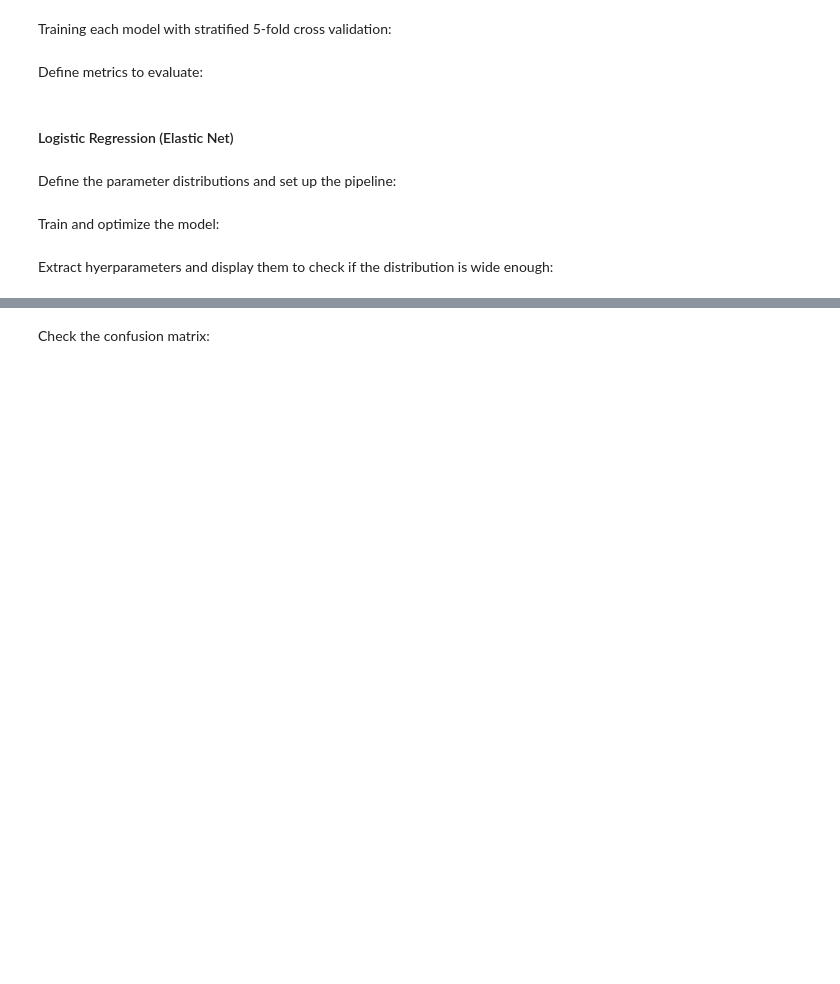
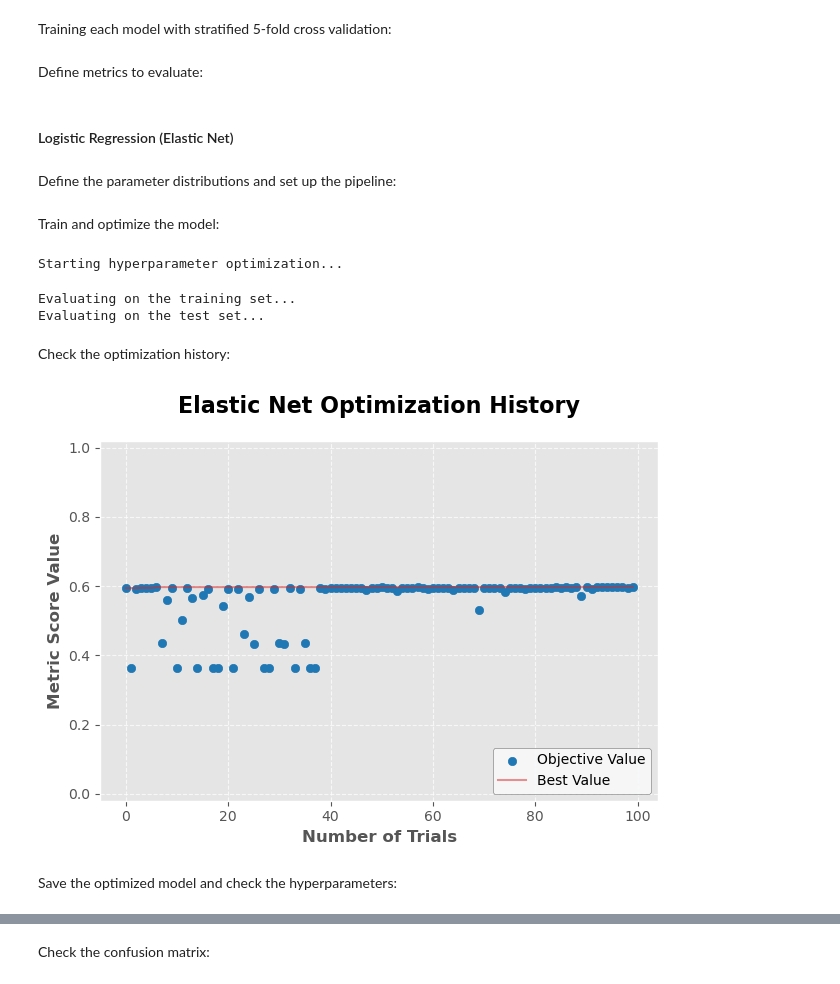
Before and after one commit to MiguelGomGar/TFM, a Jupyter notebook: notebooks/clinical_models_testing.ipynb, the cells around one changed output, grey strips where cells are left out. Drawn from its saved outputs; the diff is of its cells as text; code cells hidden in the pictures; blank space fills up the shorter version.

```diff
--- a/notebooks/clinical_models_testing.ipynb
+++ b/notebooks/clinical_models_testing.ipynb
@@ -147,19 +170,37 @@ pipe_EN = Pipeline(steps=[
 # %% [markdown]
 Train and optimize the model:
 # %%
-(optimized_EN,
+(
+optimized_EN,
 cv_results_EN,
-tpr_EN, fpr_EN,
+fpr_EN, tpr_EN,
 precs_EN, recs_EN,
-study_EN) = optimize_model_optuna_search(pipe_EN, params_EN,
-                                                X_train, y_train, X_test, y_test,
-                                                metrics_dict=scoring_dict,
-                                                cv=my_cv,
-                                                seed=seed)
+study_EN
+) = optimize_model_optuna_search(
+    pipeline=pipe_EN,
+    param_distributions=params_EN,
+    X_train=X_train, y_train=y_train,
+    X_test=X_test, y_test=y_test,
+    metrics_dict=scoring_dict,
+    cv=my_cv,
+    n_startup_trials=40,
+    n_iter=100,
+    seed=seed
+    )
+# %% [output]
+Starting hyperparameter optimization...
+Evaluating on the training set...
+Evaluating on the test set...
+# %% [markdown]
+Check the optimization history:
 # %%
-# Display and save the optimization history
+# Update the model's name in the study's user attributes
 study_EN.set_user_attr("model_name", "Elastic Net")
-plot_optimization_history(study_EN, output_dir=results_path)
+
+# Plot the optimization history progress
+plot_optimization_history(study=study_EN, output_dir=results_path, identifier="EN")
+# %% [output]
+[figure, added]
 # %% [markdown]
-Extract hyerparameters and display them to check if the distribution is wide enough:
+Save the optimized model and check the hyperparameters:
 # %%
```
Also changed, not shown: parts of 41 cells of this notebook, 42 other files.
